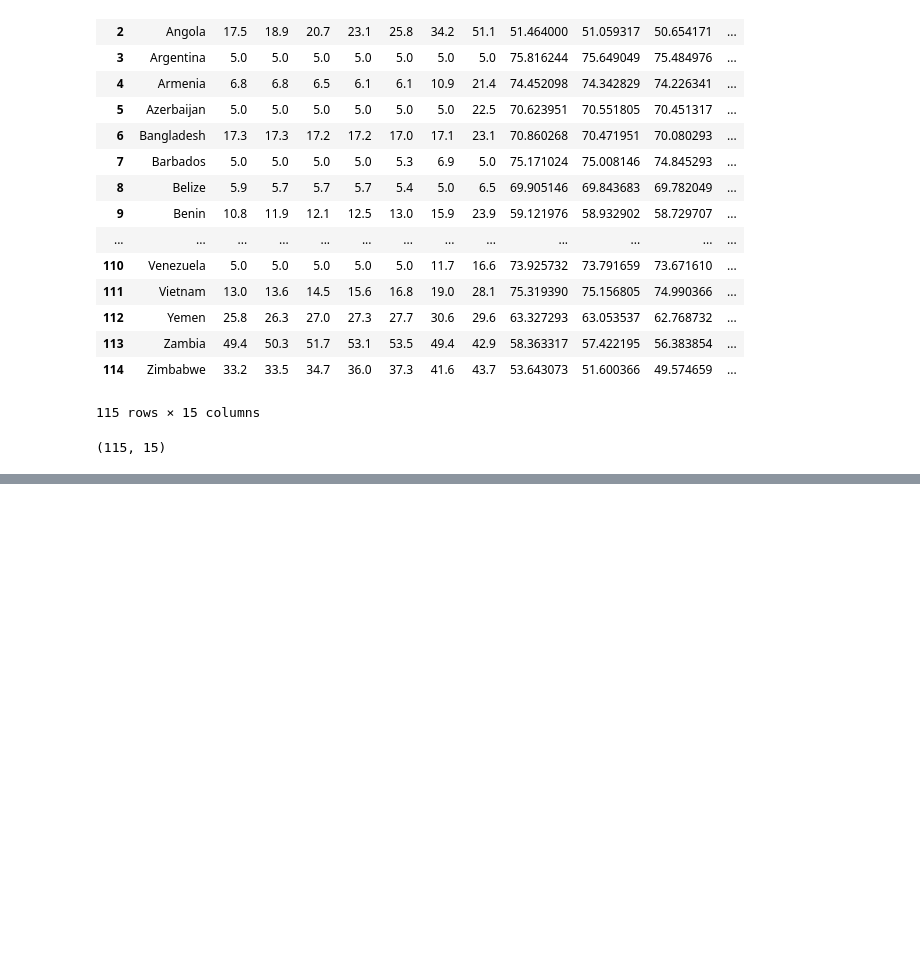
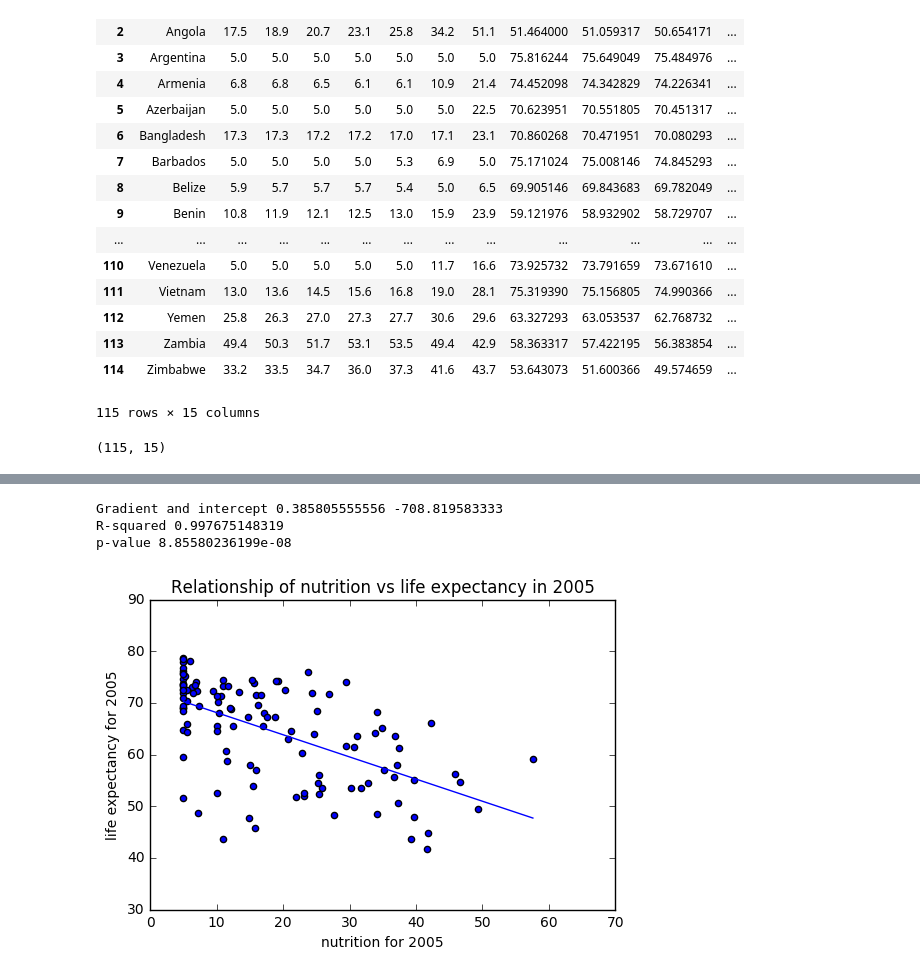
Before and after one commit to UW-Biol419-Wi2017/Life-expectancy-Final-project, a Jupyter notebook: Untitled.ipynb, the cells around one changed output, grey strips where cells are left out. Drawn from its saved outputs; the diff is of its cells as text; code cells hidden in the pictures; blank space fills up the shorter version.

```diff
--- a/Untitled.ipynb
+++ b/Untitled.ipynb
@@ -210,0 +126,19 @@ The standard deviation of life expectancy of 2012 is 8.055847593485318
+# %%
+_2005= new.iloc[:,6]
+_2005L= new.iloc[:,13]
+plt.scatter(_2005.dropna(), _2005L.dropna(), c= 'blue')
+plt.title('Relationship of nutrition vs life expectancy in 2005')
+plt.xlabel('nutrition for 2005')
+plt.ylabel('life expectancy for 2005')
+plt.plot(np.unique(_2005), np.poly1d(np.polyfit(_2005, _2005L, 1))(np.unique(_2005)))
+
+from scipy import stats
+gradient, intercept, r_value, p_value, std_err = stats.linregress(x,y)
+print("Gradient and intercept", gradient, intercept)
+print("R-squared",r_value**2)
+print("p-value",p_value)
+# %% [output]
+Gradient and intercept 0.385805555556 -708.819583333
+R-squared 0.997675148319
+p-value 8.85580236199e-08
+[figure, added]
```
Also changed, not shown: parts of 9 cells of this notebook.
